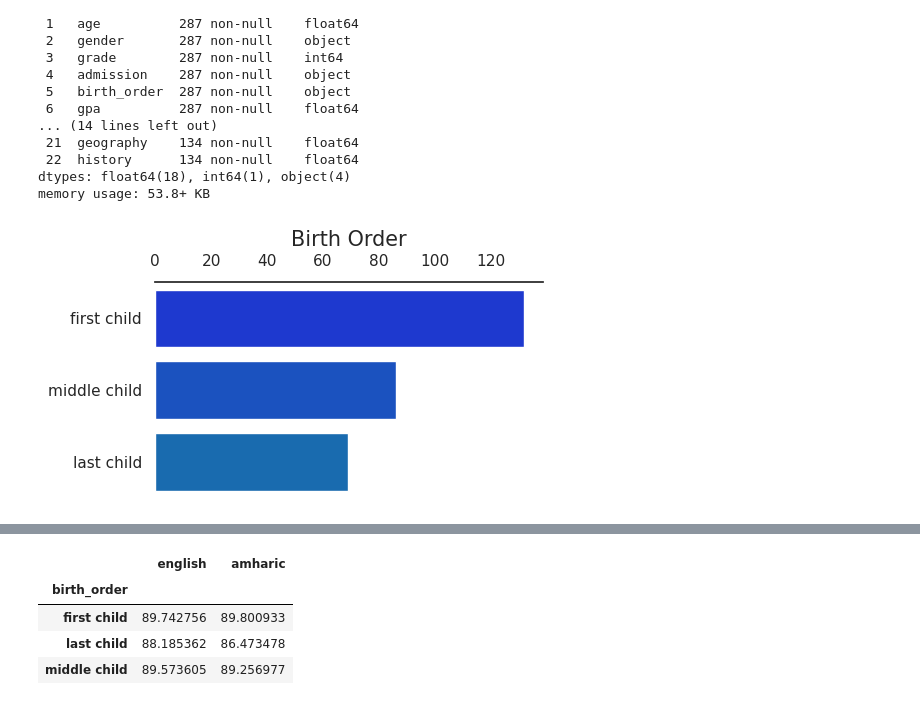
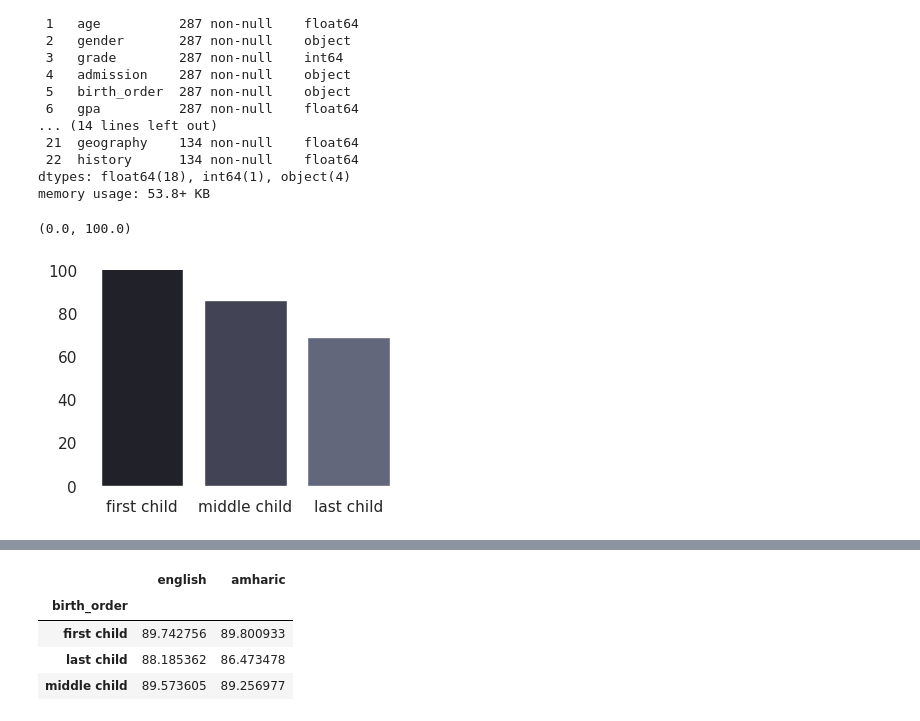
Before and after one commit to Ammon21/School-Data-Science-Project, a Jupyter notebook: notebooks/data_analysis.ipynb, the cells around one changed output, grey strips where cells are left out. Cells and saved outputs as stored; diff of their text form; code cells hidden in the pictures.

```diff
--- a/notebooks/data_analysis.ipynb
+++ b/notebooks/data_analysis.ipynb
@@ -94,15 +102,16 @@ Data columns (total 23 columns):
 dtypes: float64(18), int64(1), object(4)
 memory usage: 53.8+ KB
 # %%
-sns.set(rc={'figure.figsize':(5.0,2.8)})
-sns.set_palette("winter")
+sns.set(rc={'figure.figsize':(4.0,2.8)})
+sns.set_palette("bone")
 sns.set_style("white")
-ax = sns.countplot(data = df, y='birth_order', order=df['birth_order'].value_counts().index)
-sns.despine(top=False, left=True, bottom=True)
+ax = sns.countplot(data = df, x='birth_order', order=df['birth_order'].value_counts().index)
+sns.despine(top=True, left=True, bottom=True)
 plt.ylabel("", size=10)
 plt.xlabel("", size=10)
-plt.title("Birth Order", size=15)
 ax.tick_params(bottom=False)
 ax.tick_params(left=False)
+ax.set_ylim(bottom=0, top=100)
 # %% [output]
+(0.0, 100.0)
-[figure, old version]
+[figure, new version]
```
Also changed, not shown: parts of 34 cells of this notebook.
